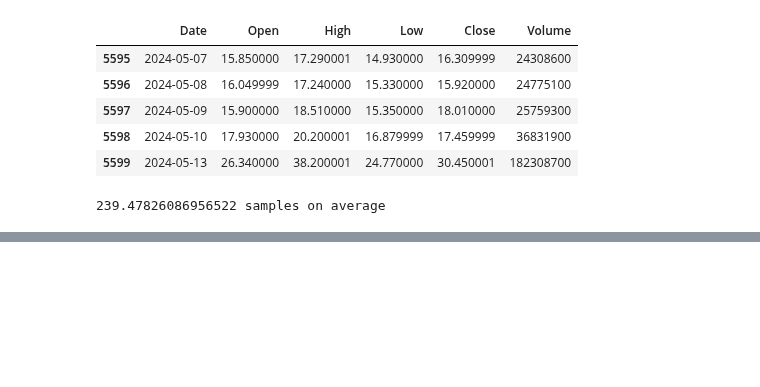
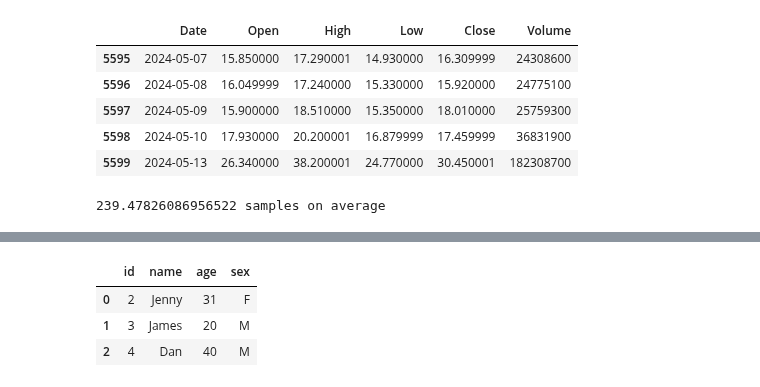
Before and after one commit to ReverseRasterization/AI, a Jupyter notebook: Semester 1/Stocks/Stocks.ipynb, the cells around one changed output, grey strips where cells are left out. Cells and saved outputs as stored; diff of their text form; code cells hidden in the pictures; blank space fills up the shorter version.

```diff
--- a/Semester 1/Stocks/Stocks.ipynb
+++ b/Semester 1/Stocks/Stocks.ipynb
@@ -227,0 +114,27 @@ AttributeError: module 'pandas' has no attribute 'DataOffset'
+# %%
+data1 = {
+    'id': [1, 2, 3, 4],
+    'name': ['Tom', 'Jenny', 'James', 'Dan']
+}
+
+# Sample data for the second dataset
+data2 = {
+    'id': [2, 3, 4, 5],
+    'age': [31, 20, 40, 70],
+    'sex': ['F', 'M', 'M', 'F']
+}
+
+# Creating DataFrames
+df1 = pd.DataFrame(data1)
+df2 = pd.DataFrame(data2)
+
+# Merging the DataFrames on the 'id' column
+merged_df = pd.merge(df1, df2, on='id')
+
+# Displaying the resulting DataFrame
+merged_df
+# %% [output]
+|  | id | name | age | sex |
+| 0 | 2 | Jenny | 31 | F |
+| 1 | 3 | James | 20 | M |
+| 2 | 4 | Dan | 40 | M |
```
Also changed, not shown: parts of 9 cells of this notebook, 7 other files.
